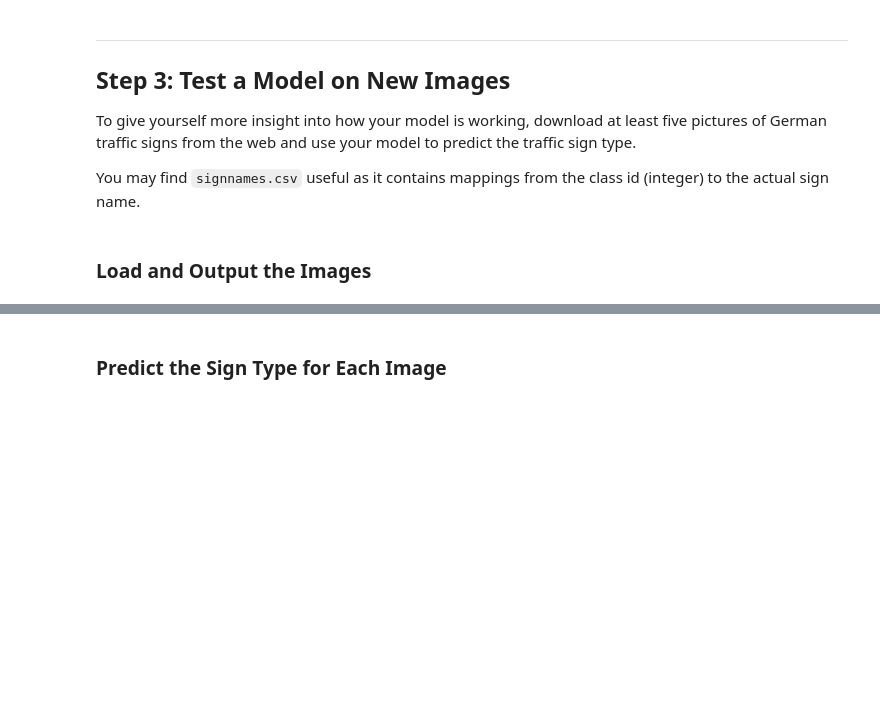
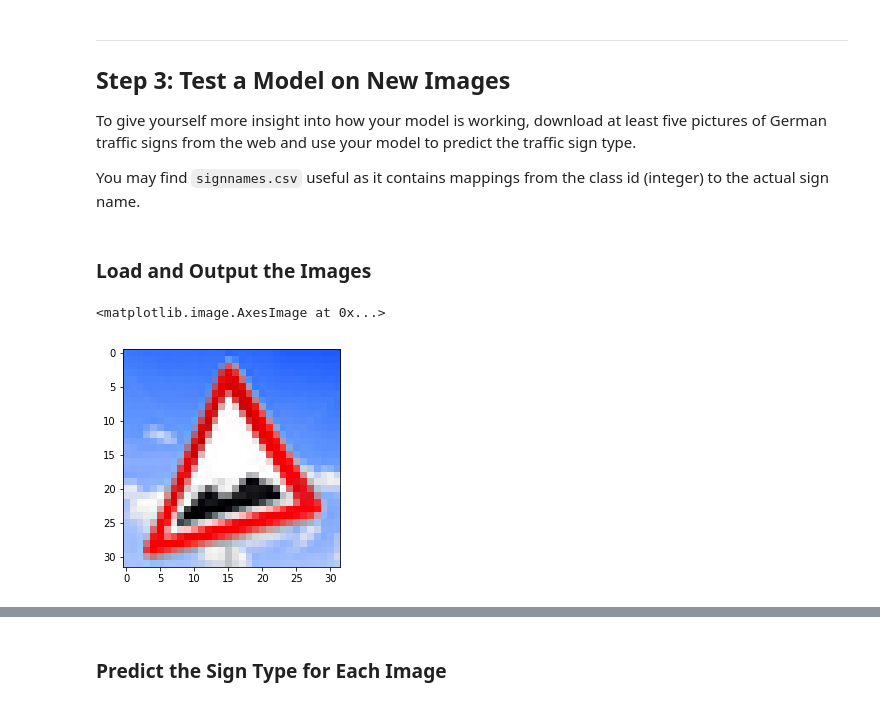
Before and after one commit to xingliuUT/CarND-Traffic-Sign-Classifier-Project, a Jupyter notebook: Traffic_Sign_Classifier.ipynb, the cells around one changed output, grey strips where cells are left out. Saved outputs shown, nothing was run; the diff lists cells and outputs as text; code cells hidden in the pictures; blank space fills up the shorter version.

Commit message:
feat: crop and resize images

```diff
--- a/Traffic_Sign_Classifier.ipynb
+++ b/Traffic_Sign_Classifier.ipynb
@@ -600,0 +583,16 @@ You may find `signnames.csv` useful as it contains mappings from the class id (i
+# %%
+### Load the images and plot them here.
+### Feel free to use as many code cells as needed.
+import matplotlib.pyplot as plt
+%matplotlib inline
+import matplotlib.image as mpimg
+from PIL import Image
+index = '09'
+img0 = Image.open('./newImg/newImg' + index)
+img1 = img0.crop((20,0,200,160))
+img2 = img1.resize([32, 32], Image.ANTIALIAS)
+plt.imshow(img2)
+#img2.save("./newImg/newTest" + index + '.png', "PNG")
+# %% [output]
+<matplotlib.image.AxesImage at 0x...>
+[figure, added]
```
Also changed, not shown: parts of 11 cells of this notebook.
